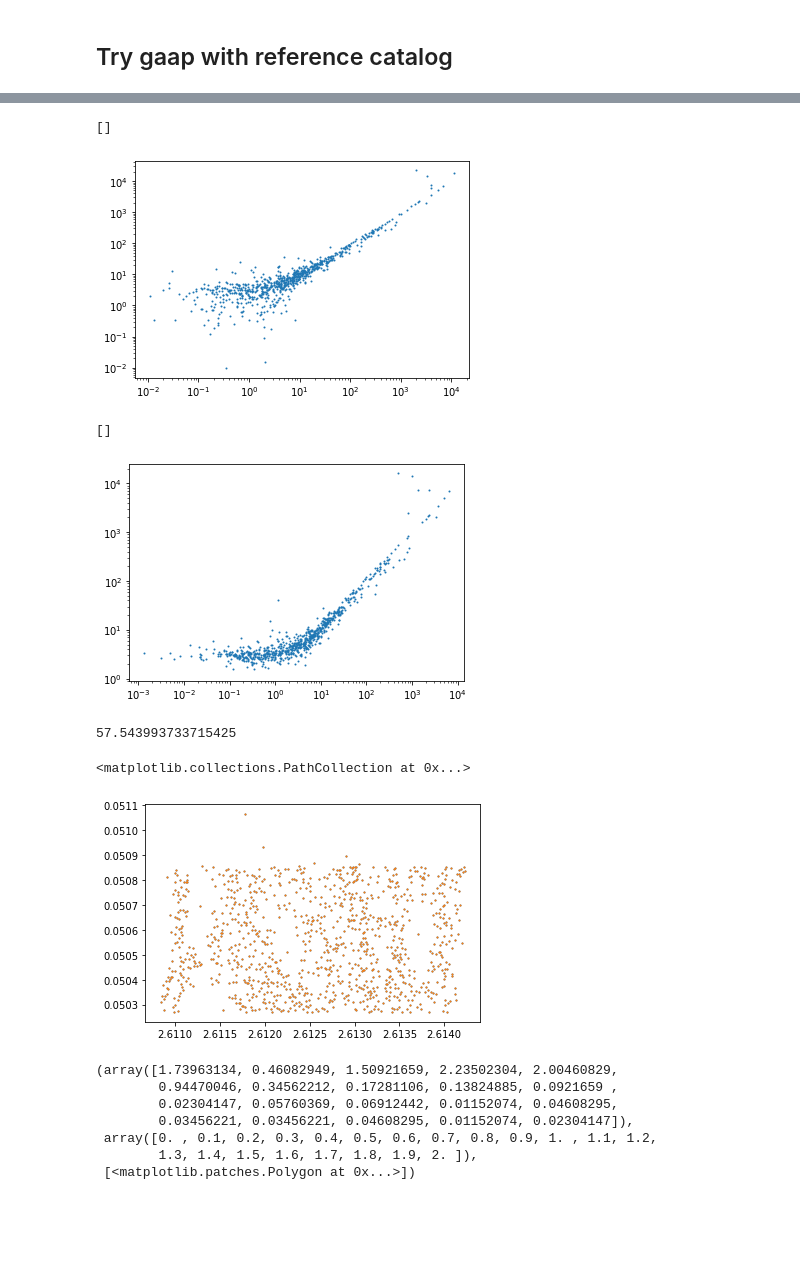
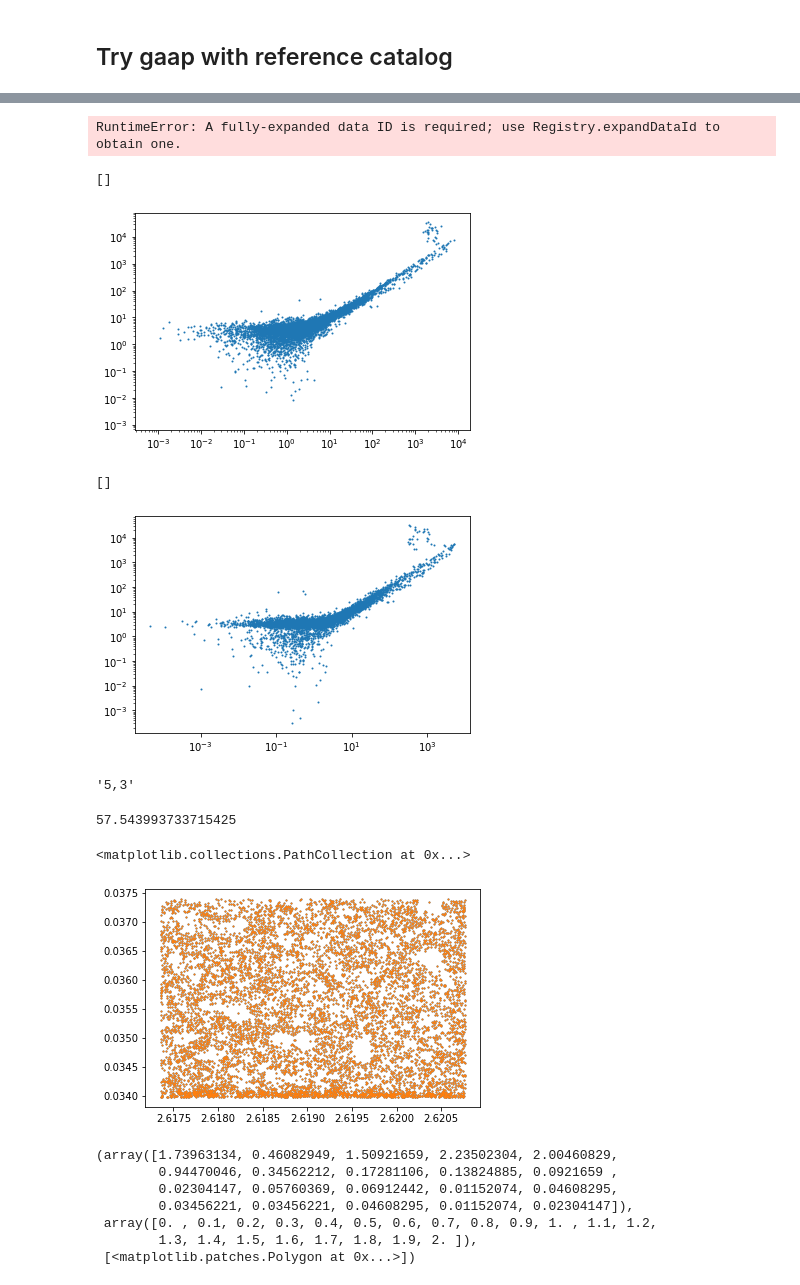
Before and after one commit to MerianSurvey/lambo, a Jupyter notebook: notebooks/hsc_gaap/RC2_x_Merian_gaap.ipynb, the cells around one changed output, grey strips where cells are left out. Drawn from its saved outputs; the diff is of its cells as text; code cells hidden in the pictures; blank space fills up the shorter version.

```diff
--- a/notebooks/hsc_gaap/RC2_x_Merian_gaap.ipynb
+++ b/notebooks/hsc_gaap/RC2_x_Merian_gaap.ipynb
@@ -55,2 +72,31 @@ exposure = lsst.afw.image.ExposureF(f"/projects/MERIAN/repo/S20A/9813/{patch_old
 # exposure = lsst.afw.image.ExposureF(
 #     "/projects/MERIAN/repo/DECam/runs/merian/dr1_wide/20220921T193246Z/deepCoadd_calexp/9813/79/N708/deepCoadd_calexp_9813_79_N708_hsc_rings_v1_DECam_runs_merian_dr1_wide_20220921T193246Z.fits")
+# %%
+measureConfig = lsst.meas.base.ForcedPhotCoaddConfig()
+measureConfig.footprintDatasetName = 'DeblendedFlux'
+
+measureConfig.measurement.plugins.names.add("ext_gaap_GaapFlux")
+measureConfig.measurement.plugins.names.add("base_SdssShape")
+measureConfig.measurement.plugins.names.add("base_SdssCentroid")
+measureConfig.measurement.plugins.names.add("ext_gaap_GaapFlux")
+measureConfig.measurement.plugins["ext_gaap_GaapFlux"].doMeasure = True  # Set it to False for timing comparison
+measureConfig.measurement.plugins["ext_gaap_GaapFlux"].doPsfPhotometry = True
+measureConfig.measurement.plugins["ext_gaap_GaapFlux"].doOptimalPhotometry = False
+measureConfig.measurement.plugins["ext_gaap_GaapFlux"].sigmas = [0.25, 0.5, 0.75, 1.0, 1.5, 2.0, 2.5, 3.0]
+
+photTask = lsst.meas.base.ForcedPhotCoaddTask(refSchema=refCat.schema, config=measureConfig)
+# %%
+measCat, exposureID = photTask.generateMeasCat(exposureDataId=butler.registry.expandDataId(expID),
+                                               exposure=exposure,
+                                               refCat=refCat,
+                                               refCatInBand=refCatInBand,
+                                               refWcs=refExposure.wcs,
+                                               idPackerName='tract_patch',
+                                               footprintData=refCatInBand)
+# %%
+print("# Starting the measureTask at ", time.ctime())
+t1 = time.time()
+photTask.run(measCat, exposure, refCat=refCat, refWcs=refExposure.wcs, exposureId=exposureID)
+t2 = time.time()
+print("# Finished measureTask in %.2f seconds." % (t2-t1))
+cat2 = measCat.copy(deep=True).asAstropy()
@@ -81,17 +167,28 @@ cat2 = catalog.copy(deep=True).asAstropy()
+# %%
+refCat = 'deepCoadd_ref'
+refCatInBand = 'deepCoadd_meas'
+# %%
+measTask.generateMeasCat(1, exposure, refCat, refCat, refExposure.wcs, 'tract_patch', refCat)
+# %% [output]
+RuntimeError: A fully-expanded data ID is required; use Registry.expandDataId to obtain one.
 # %%
-plt.scatter(catalog['ext_gaap_GaapFlux_1_15x_1_0_instFlux'], refCat['ext_gaap_GaapFlux_1_15x_1_0_instFlux'], s=1)
+plt.scatter(measCat['ext_gaap_GaapFlux_1_15x_1_0_instFlux'], refCat['ext_gaap_GaapFlux_1_15x_1_0_instFlux'], s=1)
 
 plt.loglog()
 # %% [output]
 []
-[figure, old version]
+[figure, new version]
 # %%
-plt.scatter(catalog['base_PsfFlux_instFlux'], refCat['base_PsfFlux_instFlux'], s=1)
+plt.scatter(measCat['base_PsfFlux_instFlux'], refCat['base_PsfFlux_instFlux'], s=1)
 
 plt.loglog()
 # %% [output]
 []
-[figure, old version]
+[figure, new version]
+# %%
+patch_old
+# %% [output]
+'5,3'
 # %%
 import astropy.units as u
 # %%
@@ -108,9 +205,9 @@ cat2.write('./my_own_gaap_s20a_79.fits', overwrite=True)
 # %%
-plt.scatter(catalog['coord_ra'], catalog['coord_dec'], s=1)
+plt.scatter(measCat['coord_ra'], measCat['coord_dec'], s=1)
 plt.scatter(refCat['coord_ra'], refCat['coord_dec'], s=1)
 # %% [output]
 <matplotlib.collections.PathCollection at 0x...>
-[figure, old version]
+[figure, new version]
 # %%
 plt.hist(0.168 * ((cat2['base_SdssShape_xx'] * cat2['base_SdssShape_yy'] - cat2['base_SdssShape_xy']**2))**0.25,
          range=(0, 2), bins=20, histtype='step', density=True)
```
Also changed, not shown: parts of 11 cells of this notebook, 3 other files.
